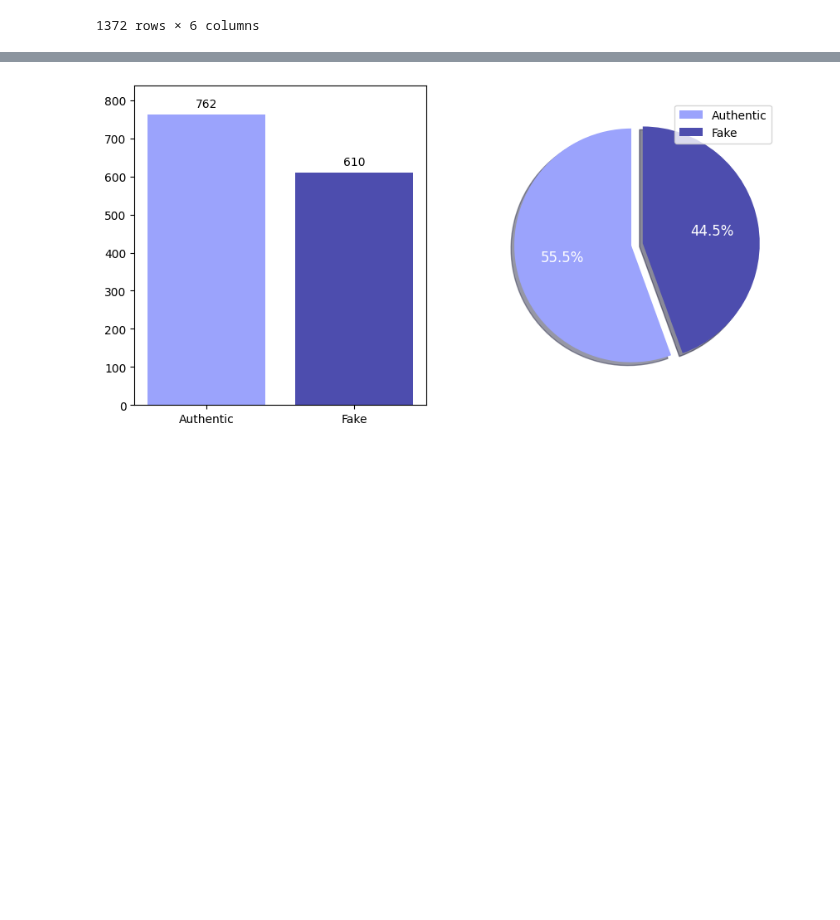
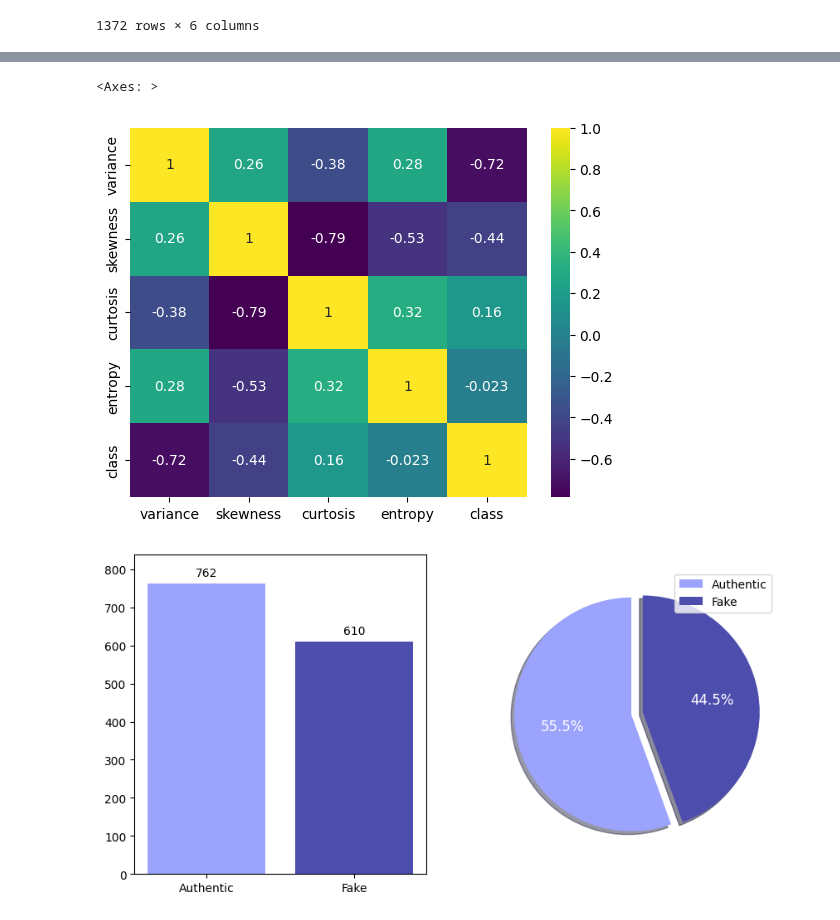
Before and after one commit to NguyenThiPhuongNhi/MayHoc_2022_2023, a Jupyter notebook: Nhom4ML.ipynb, the cells around one changed output, grey strips where cells are left out. Saved outputs shown, nothing was run; the diff lists cells and outputs as text; code cells hidden in the pictures; blank space fills up the shorter version.

```diff
--- a/Nhom4ML.ipynb
+++ b/Nhom4ML.ipynb
@@ -90,3 +95,8 @@ df
+# %%
+sns.heatmap(df.corr(),annot=True,cmap='viridis')
+# %% [output]
+<Axes: >
+[figure, added]
 # %%
 # biểu đồ thể hiện phân bố của cột y
 # kết luận phân bố dữ liệu khá cân bằng
```
Also changed, not shown: parts of 2 cells of this notebook.
